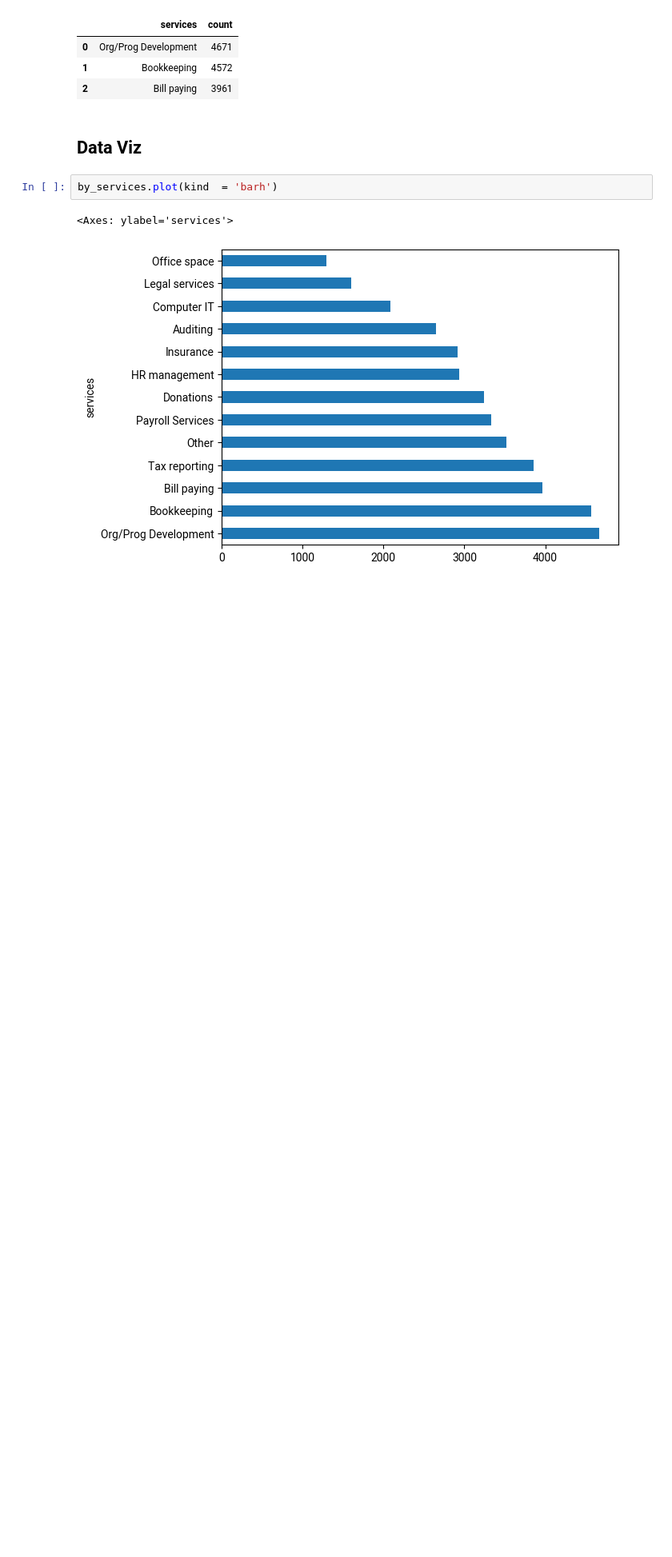
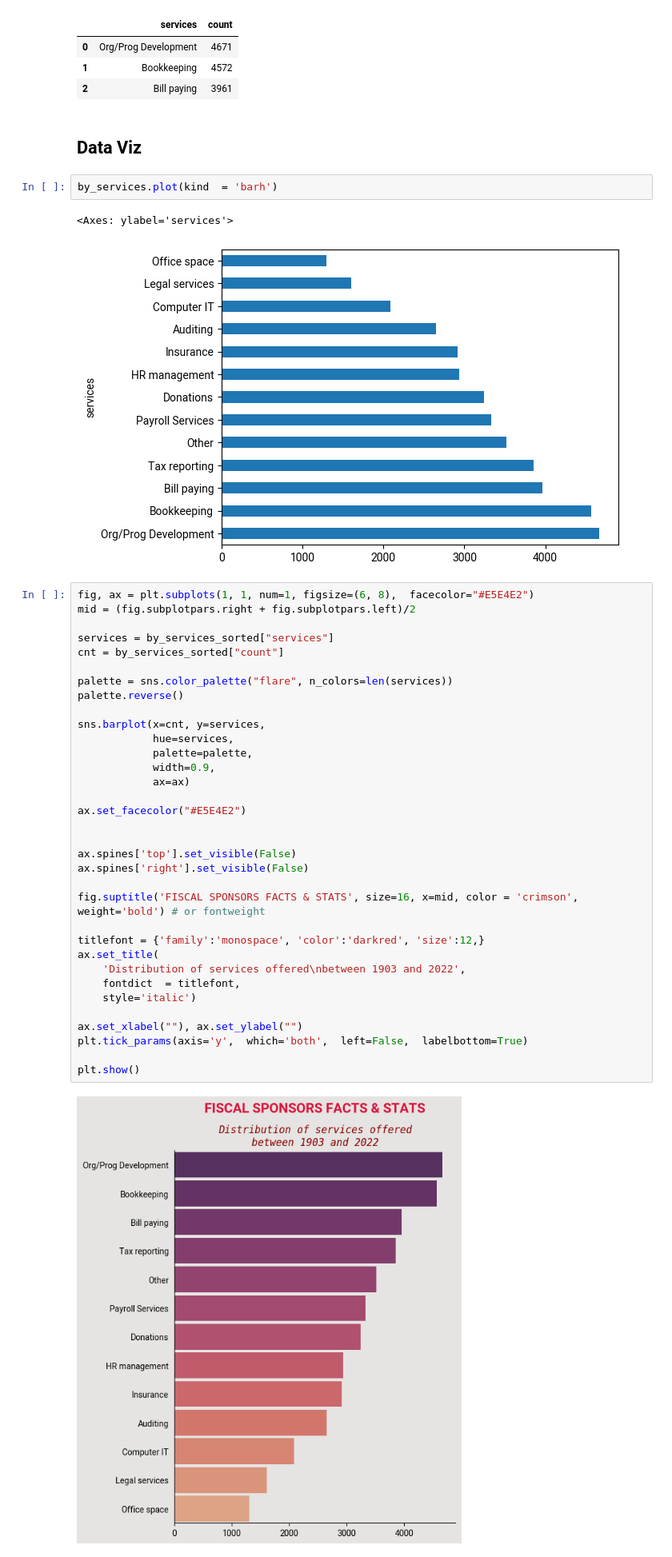
Before and after one commit to birusod/Projects2024, a Jupyter notebook: PyDocs/W11_FiscalSponsors/w11_fiscal_sponsor.ipynb, the cells around one changed output. Shown at 80% size. Saved outputs shown, nothing was run; the diff lists cells and outputs as text; blank space fills up the shorter version.

```diff
--- a/PyDocs/W11_FiscalSponsors/w11_fiscal_sponsor.ipynb
+++ b/PyDocs/W11_FiscalSponsors/w11_fiscal_sponsor.ipynb
@@ -59,3 +57,39 @@ by_services.plot(kind  = 'barh')
 # %% [output]
 <Axes: ylabel='services'>
 [figure]
+# %%
+fig, ax = plt.subplots(1, 1, num=1, figsize=(6, 8),  facecolor="#E5E4E2")
+mid = (fig.subplotpars.right + fig.subplotpars.left)/2
+
+services = by_services_sorted["services"]
+cnt = by_services_sorted["count"]
+
+palette = sns.color_palette("flare", n_colors=len(services))
+palette.reverse()
+
+sns.barplot(x=cnt, y=services,
+            hue=services,
+            palette=palette,
+            width=0.9,
+            ax=ax)
+
+ax.set_facecolor("#E5E4E2")
+
+
+ax.spines['top'].set_visible(False)
+ax.spines['right'].set_visible(False)
+
+fig.suptitle('FISCAL SPONSORS FACTS & STATS', size=16, x=mid, color = 'crimson', weight='bold') # or fontweight
+
+titlefont = {'family':'monospace', 'color':'darkred', 'size':12,}
+ax.set_title(
+    'Distribution of services offered\nbetween 1903 and 2022',
+    fontdict  = titlefont,
+    style='italic')
+
+ax.set_xlabel(""), ax.set_ylabel("")
+plt.tick_params(axis='y',  which='both',  left=False,  labelbottom=True)
+
+plt.show()
+# %% [output]
+[figure, added]
```
Also changed, not shown: parts of 1 cell of this notebook.
